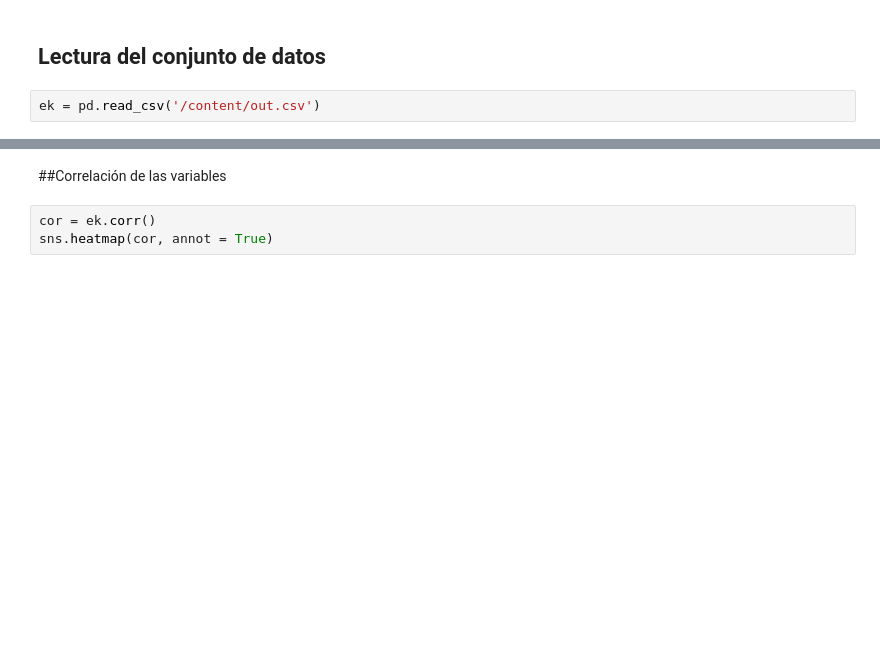
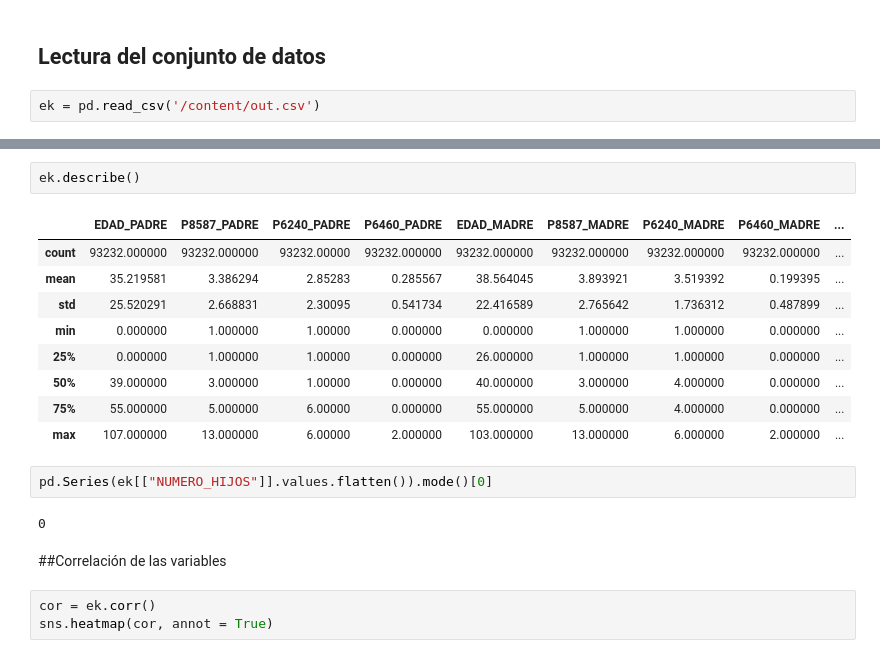
Before and after one commit to sebas0810/TAE-Trabajo1-NumHijos, a Jupyter notebook: Informe/Procesamieno_de_datos.ipynb, the cells around one changed output, grey strips where cells are left out. Drawn from its saved outputs; the diff is of its cells as text; blank space fills up the shorter version.

```diff
--- a/Informe/Procesamieno_de_datos.ipynb
+++ b/Informe/Procesamieno_de_datos.ipynb
@@ -433,3 +433,19 @@ ek
+# %%
+ek.describe()
+# %% [output]
+|  | EDAD_PADRE | P8587_PADRE | P6240_PADRE | P6460_PADRE | EDAD_MADRE | P8587_MADRE | P6240_MADRE | P6460_MADRE | ... |
+| count | 93232.000000 | 93232.000000 | 93232.00000 | 93232.000000 | 93232.000000 | 93232.000000 | 93232.000000 | 93232.000000 | ... |
+| mean | 35.219581 | 3.386294 | 2.85283 | 0.285567 | 38.564045 | 3.893921 | 3.519392 | 0.199395 | ... |
+| std | 25.520291 | 2.668831 | 2.30095 | 0.541734 | 22.416589 | 2.765642 | 1.736312 | 0.487899 | ... |
+| min | 0.000000 | 1.000000 | 1.00000 | 0.000000 | 0.000000 | 1.000000 | 1.000000 | 0.000000 | ... |
+| 25% | 0.000000 | 1.000000 | 1.00000 | 0.000000 | 26.000000 | 1.000000 | 1.000000 | 0.000000 | ... |
+| 50% | 39.000000 | 3.000000 | 1.00000 | 0.000000 | 40.000000 | 3.000000 | 4.000000 | 0.000000 | ... |
+| 75% | 55.000000 | 5.000000 | 6.00000 | 0.000000 | 55.000000 | 5.000000 | 4.000000 | 0.000000 | ... |
+| max | 107.000000 | 13.000000 | 6.00000 | 2.000000 | 103.000000 | 13.000000 | 6.000000 | 2.000000 | ... |
+# %%
+pd.Series(ek[["NUMERO_HIJOS"]].values.flatten()).mode()[0]
+# %% [output]
+0
 # %% [markdown]
 ##Correlación de las variables
 # %%
```
Also changed, not shown: parts of 18 cells of this notebook, 5 other files.
